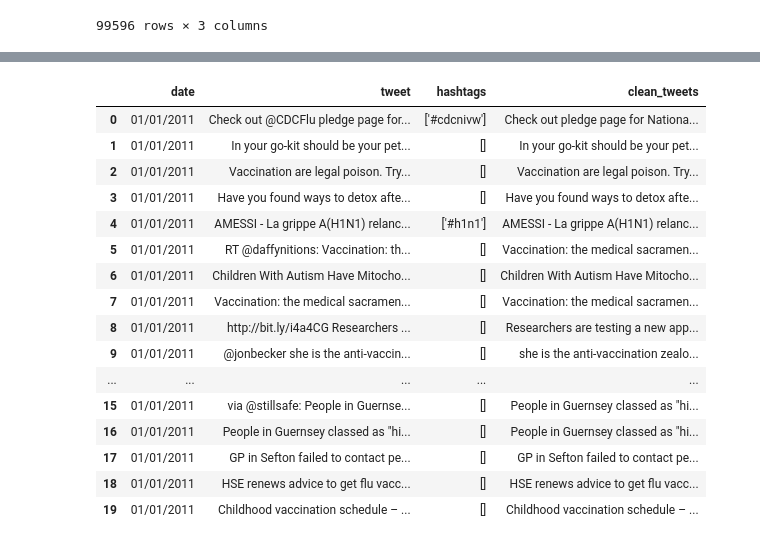
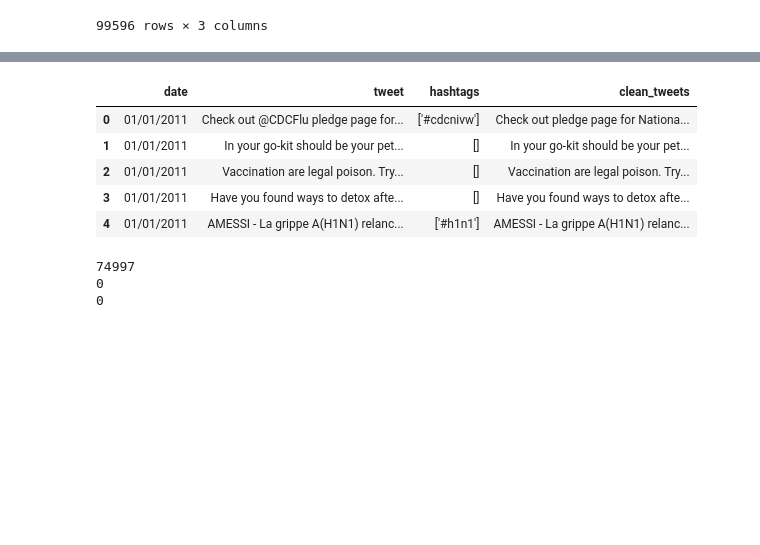
Before and after one commit to xsharonhe/cvt-scripts, a Jupyter notebook: proj-qual-analysis-of-tweets/tweets cleanup and tagging 2011.csv.ipynb, the cells around one changed output, grey strips where cells are left out. Drawn from its saved outputs; the diff is of its cells as text; code cells hidden in the pictures; blank space fills up the shorter version.

```diff
--- a/proj-qual-analysis-of-tweets/tweets cleanup and tagging 2011.csv.ipynb
+++ b/proj-qual-analysis-of-tweets/tweets cleanup and tagging 2011.csv.ipynb
@@ -105,20 +110,20 @@ df['clean_tweets'] = df['tweet'].apply(cleanTweet)
 # %%
-df.head(20)
+df.head()
 # %% [output]
 |  | date | tweet | hashtags | clean_tweets |
 | 0 | 01/01/2011 | Check out @CDCFlu pledge page for... | ['#cdcnivw'] | Check out pledge page for Nationa... |
 | 1 | 01/01/2011 | In your go-kit should be your pet... | [] | In your go-kit should be your pet... |
 | 2 | 01/01/2011 | Vaccination are legal poison. Try... | [] | Vaccination are legal poison. Try... |
 | 3 | 01/01/2011 | Have you found ways to detox afte... | [] | Have you found ways to detox afte... |
 | 4 | 01/01/2011 | AMESSI - La grippe A(H1N1) relanc... | ['#h1n1'] | AMESSI - La grippe A(H1N1) relanc... |
-| 5 | 01/01/2011 | RT @daffynitions: Vaccination: th... | [] | Vaccination: the medical sacramen... |
-| 6 | 01/01/2011 | Children With Autism Have Mitocho... | [] | Children With Autism Have Mitocho... |
-| 7 | 01/01/2011 | Vaccination: the medical sacramen... | [] | Vaccination: the medical sacramen... |
-| 8 | 01/01/2011 | http://bit.ly/i4a4CG Researchers ... | [] | Researchers are testing a new app... |
-| 9 | 01/01/2011 | @jonbecker she is the anti-vaccin... | [] | she is the anti-vaccination zealo... |
-| ... | ... | ... | ... | ... |
-| 15 | 01/01/2011 | via @stillsafe: People in Guernse... | [] | People in Guernsey classed as "hi... |
-| 16 | 01/01/2011 | People in Guernsey classed as "hi... | [] | People in Guernsey classed as "hi... |
-| 17 | 01/01/2011 | GP in Sefton failed to contact pe... | [] | GP in Sefton failed to contact pe... |
-| 18 | 01/01/2011 | HSE renews advice to get flu vacc... | [] | HSE renews advice to get flu vacc... |
-| 19 | 01/01/2011 | Childhood vaccination schedule – ... | [] | Childhood vaccination schedule – ... |
+# %%
+#CHECK CLEANED TWEET DUPLICATES
+print(len(df.index)) #99596 total tweets
+df_dup = df.duplicated().tolist()
+print(df_dup.count(True)) #no duplicated user tweets
+df_dup = df.duplicated(['clean_tweets']).tolist()
+print(df_dup.count(True)) #17531 duplicated full texts
+# %% [output]
+74997
+0
+0
```
Also changed, not shown: parts of 27 cells of this notebook, 6 other files.
